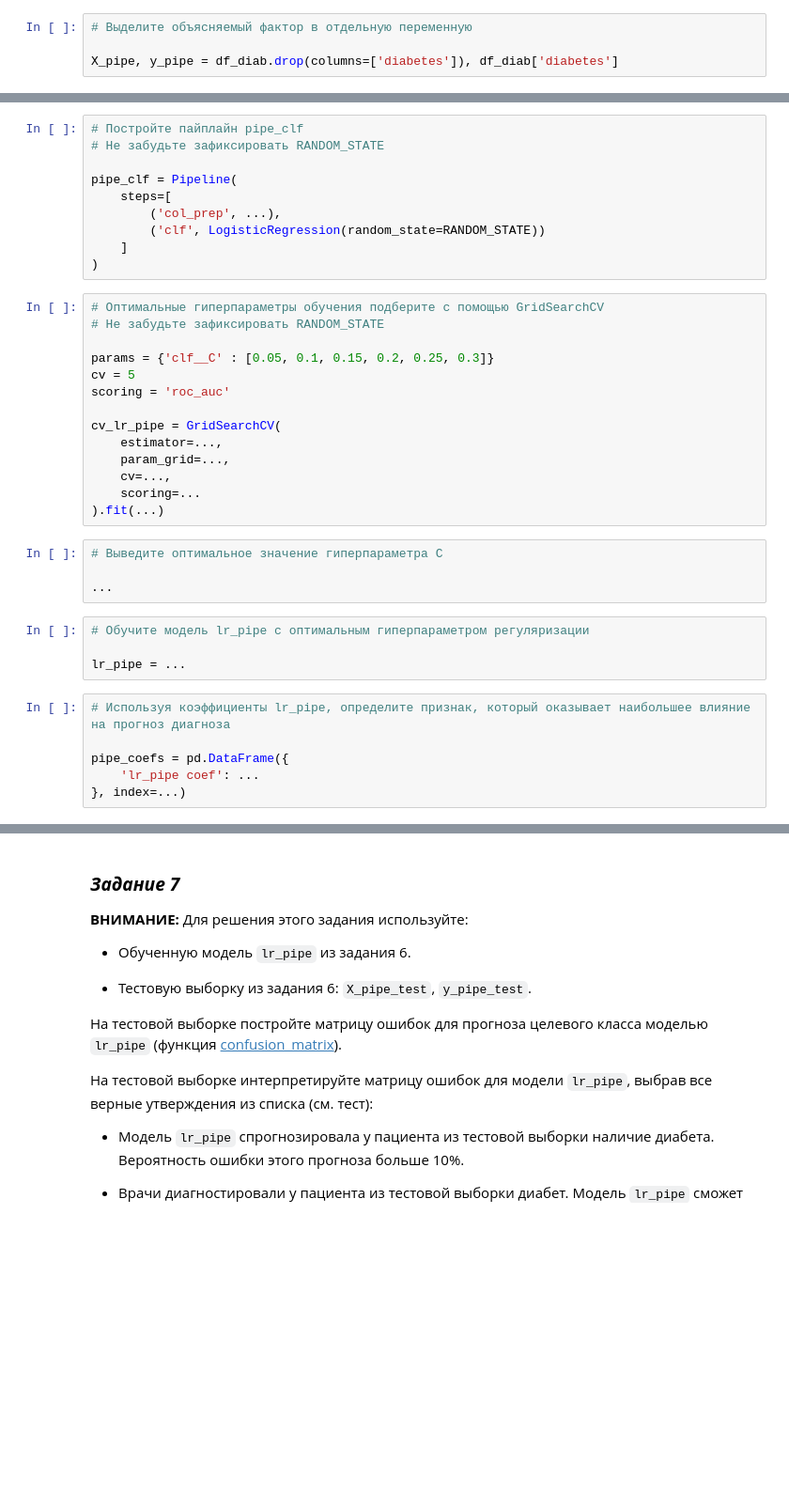
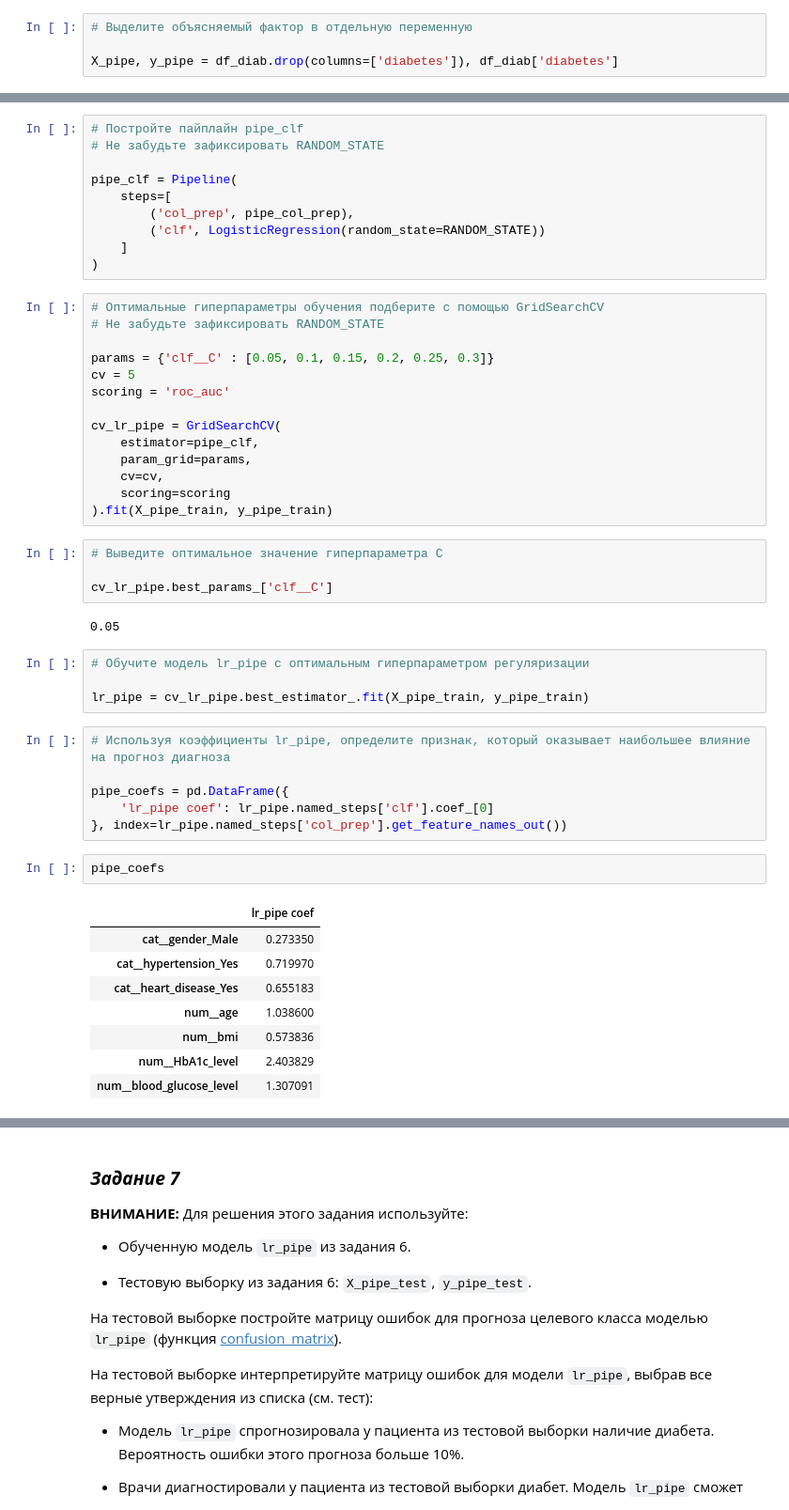
Before and after one commit to 2813/ODS-homework, a Jupyter notebook: 02_ODS_ML.ipynb, the cells around one changed output, grey strips where cells are left out. Shown at 94% size. Cells and saved outputs as stored; diff of their text form; blank space fills up the shorter version.

```diff
--- a/02_ODS_ML.ipynb
+++ b/02_ODS_ML.ipynb
@@ -1028,7 +1004,7 @@ pipe_col_prep = ColumnTransformer(
 
 pipe_clf = Pipeline(
     steps=[
-        ('col_prep', ...),
+        ('col_prep', pipe_col_prep),
         ('clf', LogisticRegression(random_state=RANDOM_STATE))
     ]
 )
@@ -1041,25 +1017,38 @@ cv = 5
 scoring = 'roc_auc'
 
 cv_lr_pipe = GridSearchCV(
-    estimator=...,
-    param_grid=...,
-    cv=...,
-    scoring=...
-).fit(...)
+    estimator=pipe_clf,
+    param_grid=params,
+    cv=cv,
+    scoring=scoring
+).fit(X_pipe_train, y_pipe_train)
 # %%
 # Выведите оптимальное значение гиперпараметра C
 
-...
+cv_lr_pipe.best_params_['clf__C']
+# %% [output]
+0.05
 # %%
 # Обучите модель lr_pipe с оптимальным гиперпараметром регуляризации
 
-lr_pipe = ...
+lr_pipe = cv_lr_pipe.best_estimator_.fit(X_pipe_train, y_pipe_train)
 # %%
 # Используя коэффициенты lr_pipe, определите признак, который оказывает наибольшее влияние на прогноз диагноза
 
 pipe_coefs = pd.DataFrame({
-    'lr_pipe coef': ...
-}, index=...)
+    'lr_pipe coef': lr_pipe.named_steps['clf'].coef_[0]
+}, index=lr_pipe.named_steps['col_prep'].get_feature_names_out())
+# %%
+pipe_coefs
+# %% [output]
+|  | lr_pipe coef |
+| cat__gender_Male | 0.273350 |
+| cat__hypertension_Yes | 0.719970 |
+| cat__heart_disease_Yes | 0.655183 |
+| num__age | 1.038600 |
+| num__bmi | 0.573836 |
+| num__HbA1c_level | 2.403829 |
+| num__blood_glucose_level | 1.307091 |
 # %%
 # Сравните коэффициенты lr_pipe (pipe_coefs) с коэффициентами lr_diab (diab_coefs)
 
```
Also changed, not shown: parts of 28 cells of this notebook.
